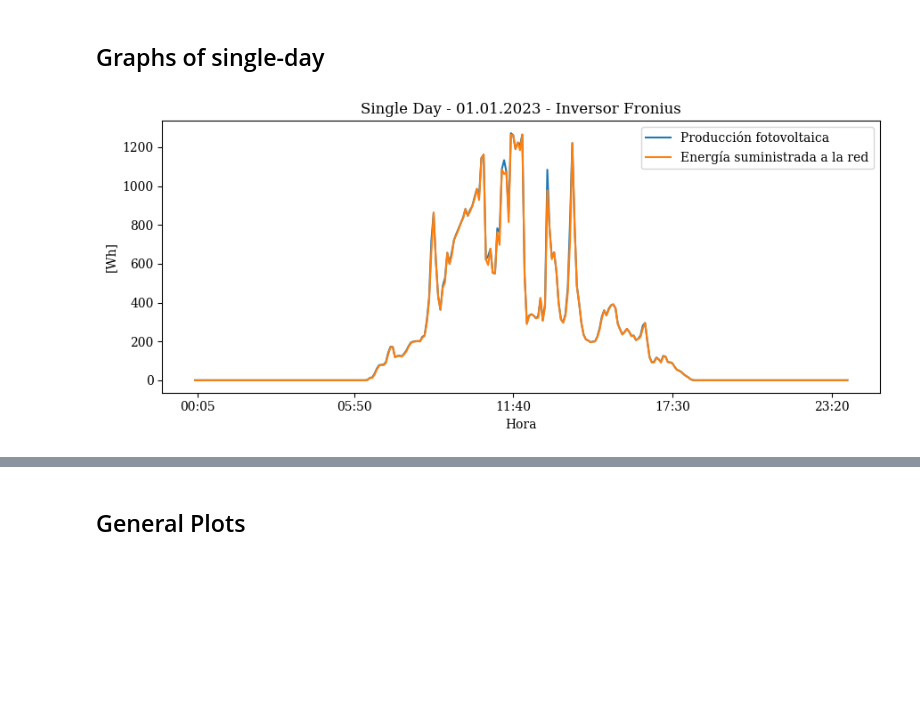
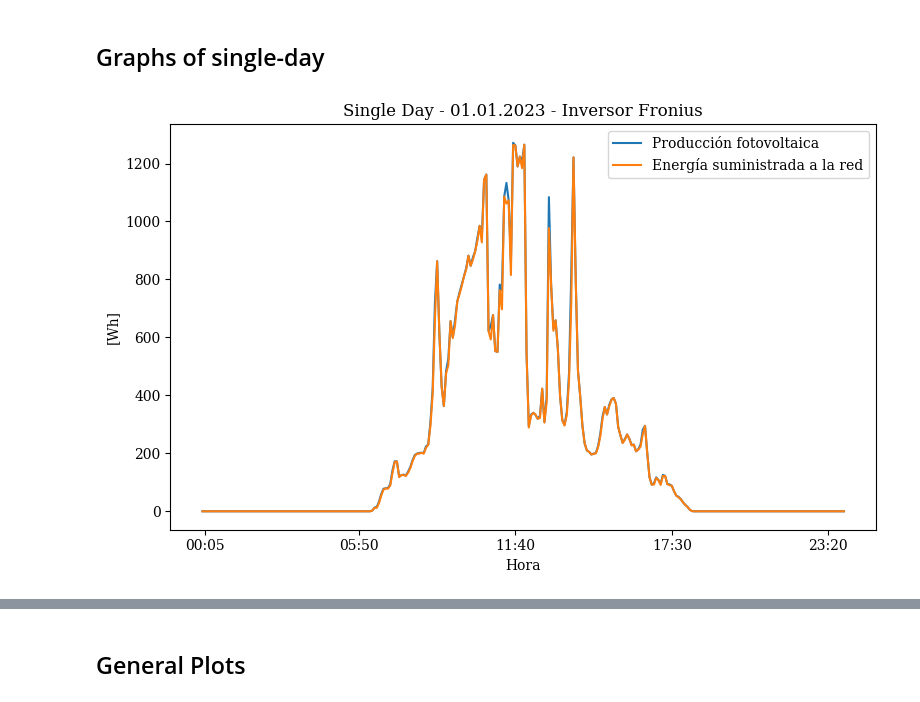
Before and after one commit to GustavoUNAL/Solar-1.233102--77.292833-, a Jupyter notebook: Notebooks/inversor.ipynb, the cells around one changed output, grey strips where cells are left out. Saved outputs shown, nothing was run; the diff lists cells and outputs as text; code cells hidden in the pictures; blank space fills up the shorter version.

```diff
--- a/Notebooks/inversor.ipynb
+++ b/Notebooks/inversor.ipynb
@@ -68,21 +71,21 @@ max_value:  1271.64 & time_max_ghi:  11:35
 # %% [markdown]
 ## Graphs of single-day
 # %%
-plt.figure(figsize=(9,4))                   # cre figura nueva y configura tamaño
+plt.figure(figsize=(8,5))                   # cre figura nueva y configura tamaño
 plt.rcParams['font.family'] = 'serif'       # Tipo de letra
 plt.title('Single Day - 01.01.2023 - Inversor Fronius') # titulo
 plt.plot(row_day['Hora'], row_day['Producción fotovoltaica'], label='Producción fotovoltaica')
 #Energía suministrada a la red
 plt.plot(row_day['Hora'], row_day['Energía suministrada a la red'], label='Energía suministrada a la red')
 
 
 plt.ylabel('[Wh]')
 plt.xlabel('Hora')                         # Etiqueta eje x
 plt.legend()
 plt.xticks([1,70,140,210,280])                                # leyenda
 plt.tight_layout()
 # %% [output]
-[figure, old version]
+[figure, new version]
 # %%
 # grafica columna 'Energía obtenida de la red'
 plt.figure(figsize=(9,4))                   # cre figura nueva y configura tamaño
```
Also changed, not shown: parts of 5 cells of this notebook, 9 other files.
